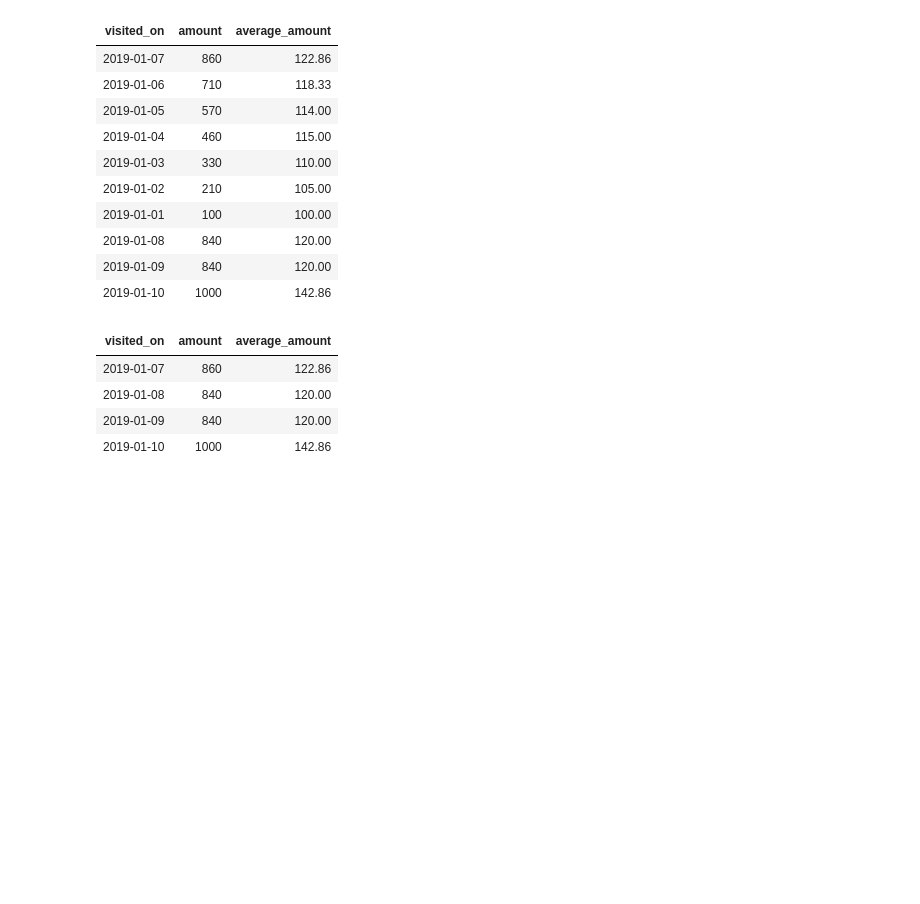
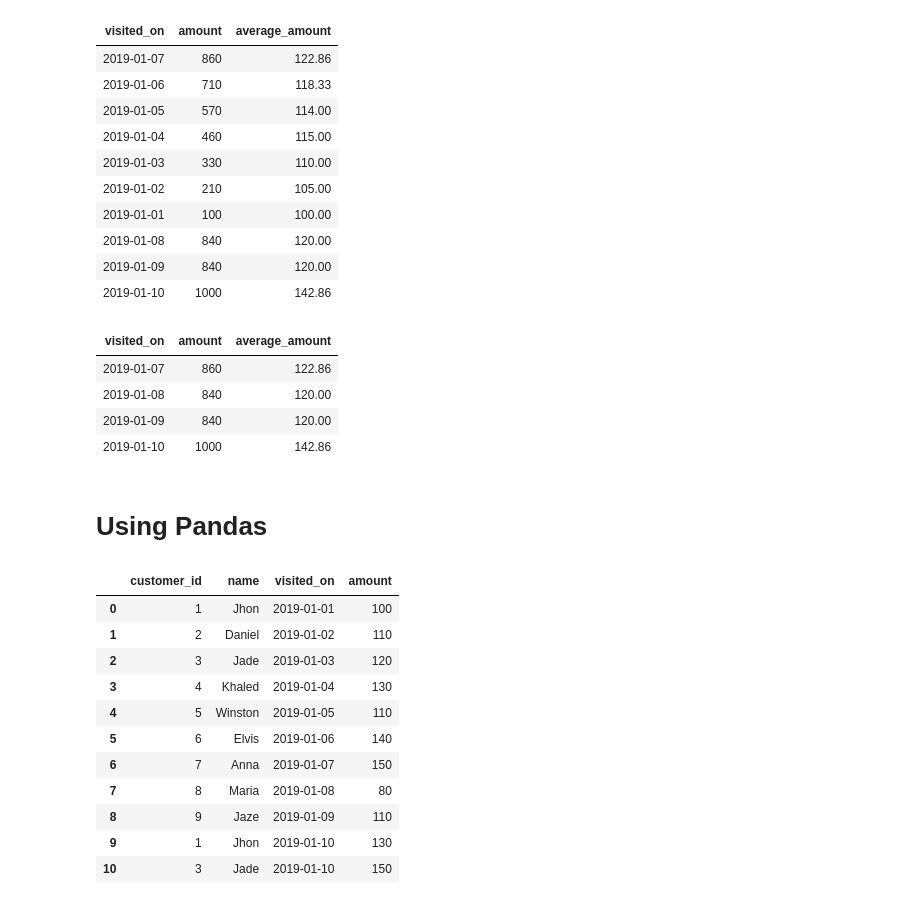
Before and after one commit to benkaan001/mysql_query_lab, a Jupyter notebook: mysql_query_lab/notebooks/leetcode50/06_04_restaurant_growth.ipynb, the cells around one changed output. Cells and saved outputs as stored; diff of their text form; code cells hidden in the pictures; blank space fills up the shorter version.

Commit message:
add 6.4 pandas

```diff
--- a/mysql_query_lab/notebooks/leetcode50/06_04_restaurant_growth.ipynb
+++ b/mysql_query_lab/notebooks/leetcode50/06_04_restaurant_growth.ipynb
@@ -237,3 +237,5 @@ HAVING COUNT(b.visited_on) = 7
 | 2019-01-08 | 840 | 120.00 |
 | 2019-01-09 | 840 | 120.00 |
 | 2019-01-10 | 1000 | 142.86 |
+# %% [markdown]
+# Using Pandas
@@ -239,0 +245,18 @@ HAVING COUNT(b.visited_on) = 7
+# %%
+customer_query = %sql SELECT * FROM Customer # type: ignore
+customer_df = customer_query.DataFrame()
+
+display(customer_df)
+# %% [output]
+|  | customer_id | name | visited_on | amount |
+| 0 | 1 | Jhon | 2019-01-01 | 100 |
+| 1 | 2 | Daniel | 2019-01-02 | 110 |
+| 2 | 3 | Jade | 2019-01-03 | 120 |
+| 3 | 4 | Khaled | 2019-01-04 | 130 |
+| 4 | 5 | Winston | 2019-01-05 | 110 |
+| 5 | 6 | Elvis | 2019-01-06 | 140 |
+| 6 | 7 | Anna | 2019-01-07 | 150 |
+| 7 | 8 | Maria | 2019-01-08 | 80 |
+| 8 | 9 | Jaze | 2019-01-09 | 110 |
+| 9 | 1 | Jhon | 2019-01-10 | 130 |
+| 10 | 3 | Jade | 2019-01-10 | 150 |
```
Also changed, not shown: parts of 9 cells of this notebook.
